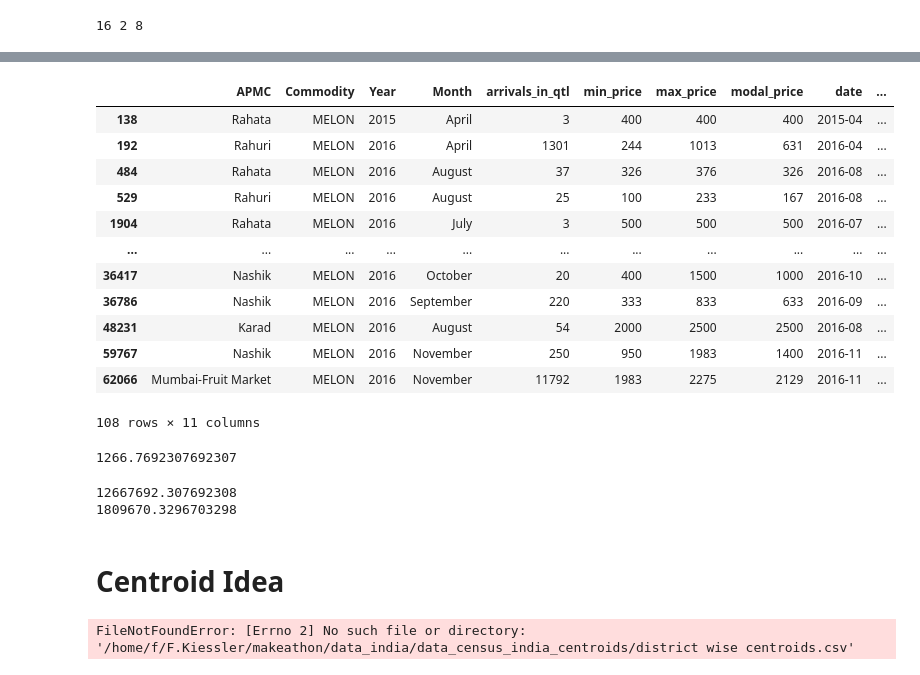
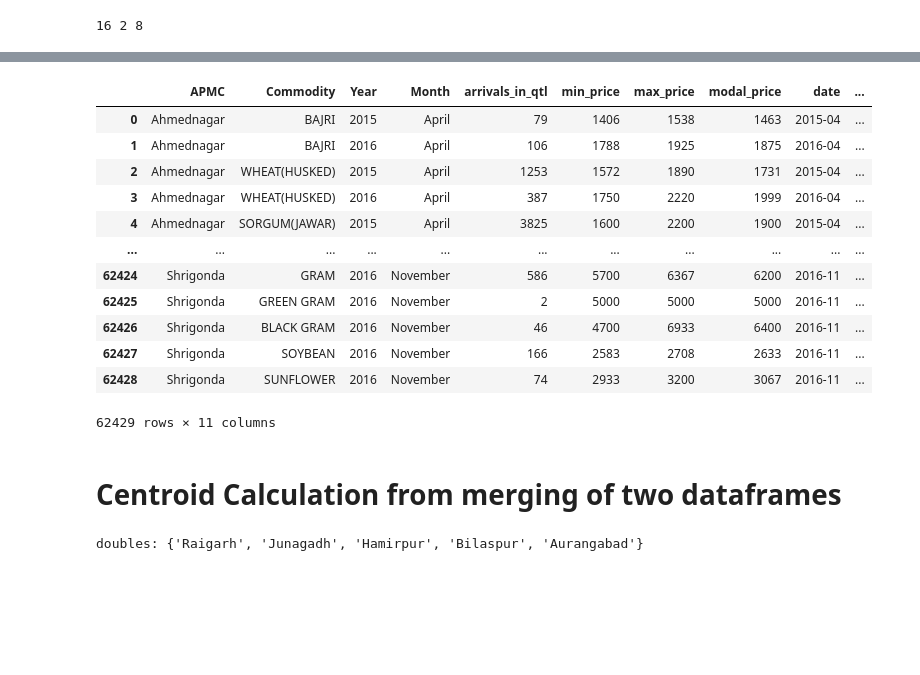
Before and after one commit to flmuk/TumAI-2021-Enactus, a Jupyter notebook: dataprep.ipynb, the cells around one changed output, grey strips where cells are left out. Drawn from its saved outputs; the diff is of its cells as text; code cells hidden in the pictures; blank space fills up the shorter version.

```diff
--- a/dataprep.ipynb
+++ b/dataprep.ipynb
@@ -11,14 +11,14 @@ crop_production_in_india        data_census_india_centroids
 # Show all Datasets
 # %%
 #agriculture_commodity_apmc_msp
-cmo_msp_mandi = pd.read_csv("/home/m/M.Kreft/Makeathon/data_india//agriculture_commodity_apmc_msp/CMO_MSP_Mandi.csv")
-monthly_data_cmo = pd.read_csv("/home/m/M.Kreft/Makeathon/data_india//agriculture_commodity_apmc_msp/Monthly_data_cmo.csv")
+cmo_msp_mandi = pd.read_csv("/home/f/F.Kiessler/makeathon/data_india/agriculture_commodity_apmc_msp/CMO_MSP_Mandi.csv")
+monthly_data_cmo = pd.read_csv("/home/f/F.Kiessler/makeathon/data_india/agriculture_commodity_apmc_msp/Monthly_data_cmo.csv")
 
 #crop_recommendation_dataset
-crop_recommendation = pd.read_csv("/home/m/M.Kreft/Makeathon/data_india//crop_recommendation_dataset/Crop_recommendation.csv")
+crop_recommendation = pd.read_csv("/home/f/F.Kiessler/makeathon/data_india/crop_recommendation_dataset/Crop_recommendation.csv")
 
 #crop_production_in_india
-crop_production = pd.read_csv("/home/m/M.Kreft/Makeathon/data_india//crop_production_in_india/crop_production.csv")
+crop_production = pd.read_csv("/home/f/F.Kiessler/makeathon/data_india/crop_production_in_india/crop_production.csv")
 # %%
 #print(cmo_msp_mandi["commodity"].unique())
 cmo_msp_mandi.head()
@@ -285,36 +217,27 @@ area = 100 # in hec
-# %%
-monthly_data_cmo[ (monthly_data_cmo["Commodity"]=="MELON") ]
-# %% [output]
-|  | APMC | Commodity | Year | Month | arrivals_in_qtl | min_price | max_price | modal_price | date | ... |
-| 138 | Rahata | MELON | 2015 | April | 3 | 400 | 400 | 400 | 2015-04 | ... |
-| 192 | Rahuri | MELON | 2016 | April | 1301 | 244 | 1013 | 631 | 2016-04 | ... |
-| 484 | Rahata | MELON | 2016 | August | 37 | 326 | 376 | 326 | 2016-08 | ... |
-| 529 | Rahuri | MELON | 2016 | August | 25 | 100 | 233 | 167 | 2016-08 | ... |
-| 1904 | Rahata | MELON | 2016 | July | 3 | 500 | 500 | 500 | 2016-07 | ... |
-| ... | ... | ... | ... | ... | ... | ... | ... | ... | ... | ... |
-| 36417 | Nashik | MELON | 2016 | October | 20 | 400 | 1500 | 1000 | 2016-10 | ... |
-| 36786 | Nashik | MELON | 2016 | September | 220 | 333 | 833 | 633 | 2016-09 | ... |
-| 48231 | Karad | MELON | 2016 | August | 54 | 2000 | 2500 | 2500 | 2016-08 | ... |
-| 59767 | Nashik | MELON | 2016 | November | 250 | 950 | 1983 | 1400 | 2016-11 | ... |
-| 62066 | Mumbai-Fruit Market | MELON | 2016 | November | 11792 | 1983 | 2275 | 2129 | 2016-11 | ... |
-108 rows × 11 columns
-# %%
-price_per_melon = monthly_data_cmo[ (monthly_data_cmo["Commodity"]=="MELON") & (monthly_data_cmo["Year"]==2016) ]["modal_price"].mean()
-price_per_melon
-# %% [output]
-1266.7692307692307
-# %%
-turnover_watermelon = price_per_melon * watermelon_per_hec
-turnover_muskmelon = price_per_melon * 0.1* muskmelon_per_hec # from indian supermarket sites we found the average 0.1 factor for muskmelon vs watermelon
-print(turnover_watermelon)
-print(turnover_muskmelon)
-# %% [output]
-12667692.307692308
-1809670.3296703298
+# %%
+monthly_data_cmo
+# %% [output]
+|  | APMC | Commodity | Year | Month | arrivals_in_qtl | min_price | max_price | modal_price | date | ... |
+| 0 | Ahmednagar | BAJRI | 2015 | April | 79 | 1406 | 1538 | 1463 | 2015-04 | ... |
+| 1 | Ahmednagar | BAJRI | 2016 | April | 106 | 1788 | 1925 | 1875 | 2016-04 | ... |
+| 2 | Ahmednagar | WHEAT(HUSKED) | 2015 | April | 1253 | 1572 | 1890 | 1731 | 2015-04 | ... |
+| 3 | Ahmednagar | WHEAT(HUSKED) | 2016 | April | 387 | 1750 | 2220 | 1999 | 2016-04 | ... |
+| 4 | Ahmednagar | SORGUM(JAWAR) | 2015 | April | 3825 | 1600 | 2200 | 1900 | 2015-04 | ... |
+| ... | ... | ... | ... | ... | ... | ... | ... | ... | ... | ... |
+| 62424 | Shrigonda | GRAM | 2016 | November | 586 | 5700 | 6367 | 6200 | 2016-11 | ... |
+| 62425 | Shrigonda | GREEN GRAM | 2016 | November | 2 | 5000 | 5000 | 5000 | 2016-11 | ... |
+| 62426 | Shrigonda | BLACK GRAM | 2016 | November | 46 | 4700 | 6933 | 6400 | 2016-11 | ... |
+| 62427 | Shrigonda | SOYBEAN | 2016 | November | 166 | 2583 | 2708 | 2633 | 2016-11 | ... |
+| 62428 | Shrigonda | SUNFLOWER | 2016 | November | 74 | 2933 | 3200 | 3067 | 2016-11 | ... |
+62429 rows × 11 columns
 # %% [markdown]
-# Centroid Idea
+# Centroid Calculation from merging of two dataframes
 # %%
 centroid_dist = pd.read_csv("/home/f/F.Kiessler/makeathon/data_india/data_census_india_centroids/district wise centroids.csv")
-centroid_dist.head()
+dlist =list(centroid_dist["District"])
+doubles = set([x for x in dlist if dlist.count(x) > 1])
+print("doubles: {}".format(doubles))
+centroid_dist = centroid_dist.drop_duplicates(subset = "District", keep="first").set_index(["District"])#just erased the duplicates, imprecise
+dictCentroidsDist = centroid_dist.to_dict("index")
 # %% [output]
-FileNotFoundError: [Errno 2] No such file or directory: '/home/f/F.Kiessler/makeathon/data_india/data_census_india_centroids/district wise centroids.csv'
+doubles: {'Raigarh', 'Junagadh', 'Hamirpur', 'Bilaspur', 'Aurangabad'}
```
Also changed, not shown: parts of 56 cells of this notebook, 1 other file.
